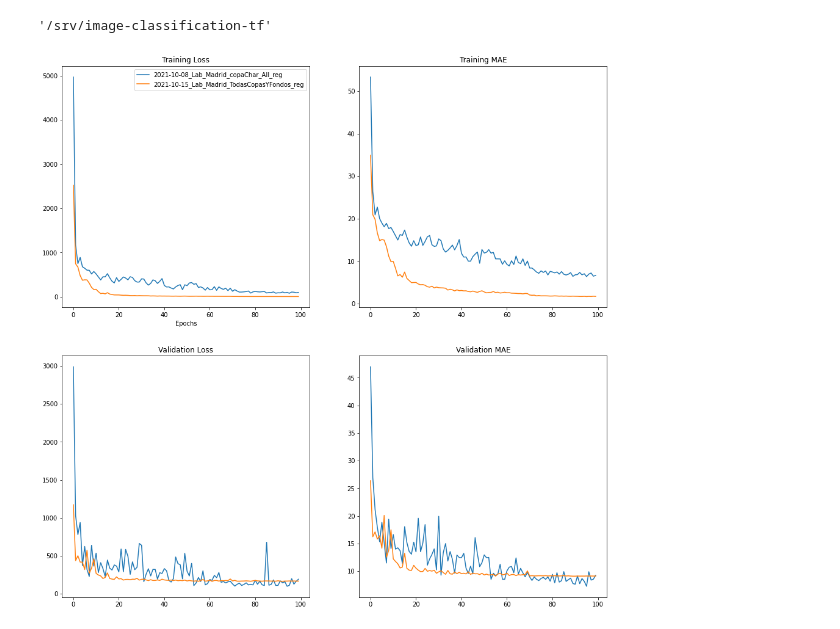
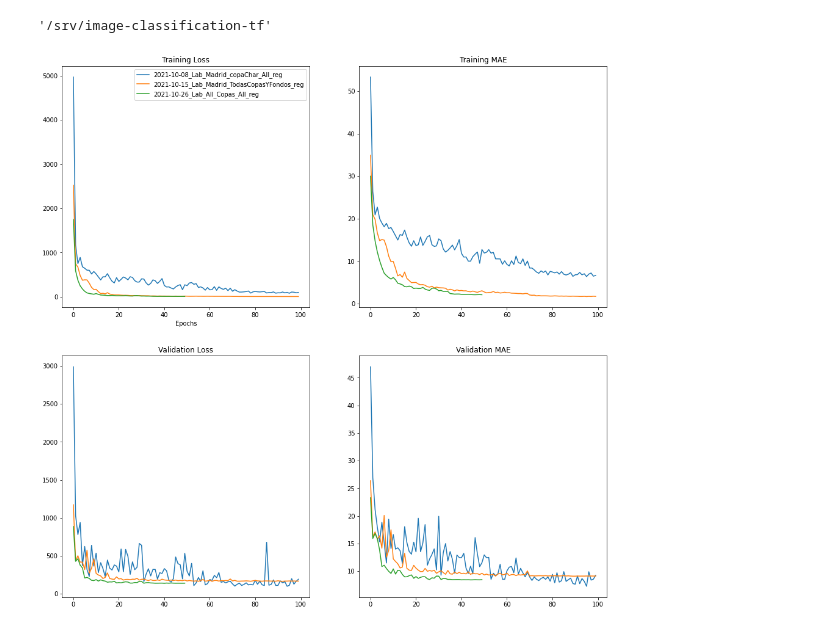
Before and after one commit to MiriamCobo/BrainGut-WineUp, a Jupyter notebook: notebooks/2.0-Model_training.ipynb, the cells around one changed output. Cells and saved outputs as stored; diff of their text form; code cells hidden in the pictures.

```diff
--- a/notebooks/2.0-Model_training.ipynb
+++ b/notebooks/2.0-Model_training.ipynb
@@ -98,9 +98,10 @@ pwd
 # %%
 from imgclas.plot_utils import multi_training_plots
 
 TIMESTAMPS = ['2021-10-08_Lab_Madrid_copaChar_All_reg',
-             '2021-10-15_Lab_Madrid_TodasCopasYFondos_reg']
+             '2021-10-15_Lab_Madrid_TodasCopasYFondos_reg',
+             '2021-10-26_Lab_All_Copas_All_reg']
 
 multi_training_plots(timestamps=TIMESTAMPS)
 # %% [output]
-[figure, old version]
+[figure, new version]
```
Also changed, not shown: parts of 4 cells of this notebook, 3 other files.
